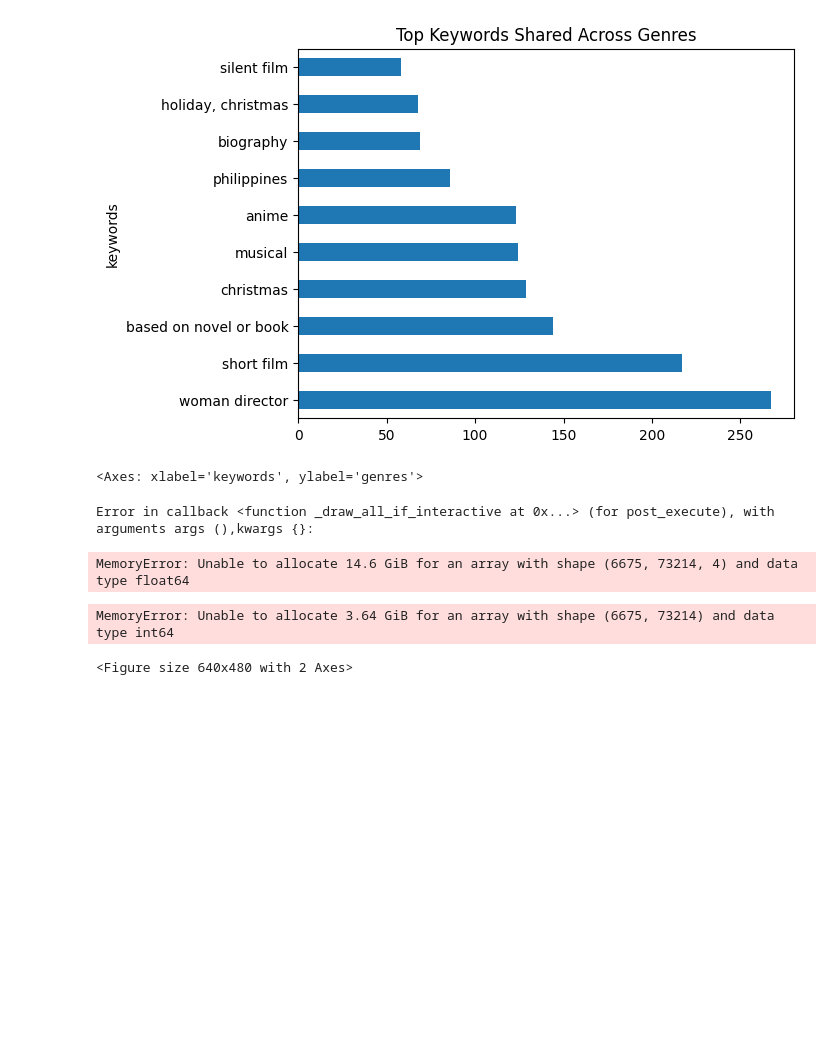
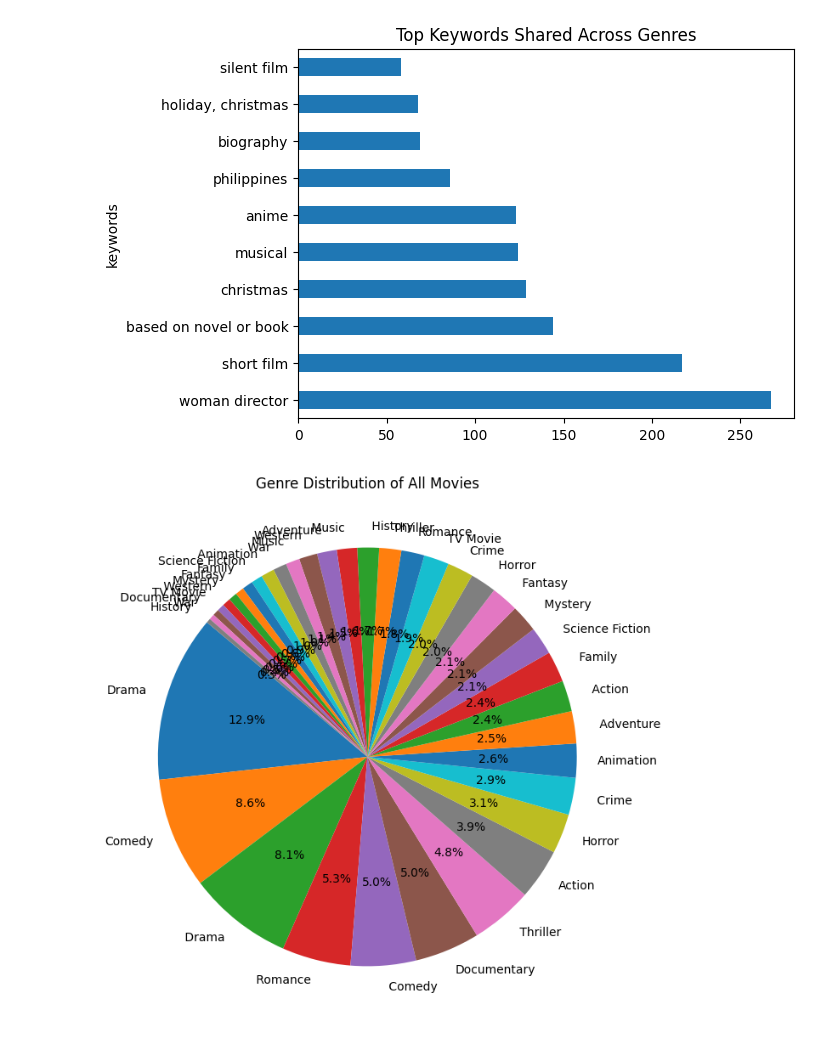
Before and after one commit to Rohxn16/MovieRecommenderandSearchEngine, a Jupyter notebook: rohan/main_rohan.ipynb, the cells around one changed output. Saved outputs shown, nothing was run; the diff lists cells and outputs as text; code cells hidden in the pictures; blank space fills up the shorter version.

```diff
--- a/rohan/main_rohan.ipynb
+++ b/rohan/main_rohan.ipynb
@@ -70,15 +71,14 @@ keyword_genre_counts.head(10).plot(kind='barh', title='Top Keywords Shared Acros
 # %% [output]
 <Axes: title={'center': 'Top Keywords Shared Across Genres'}, ylabel='keywords'>
 [figure]
-# %%
-# keyword-genre association frequency
-genre_keyword_counts = data.explode('genres').explode('keywords').groupby(['genres', 'keywords']).size().unstack(fill_value=0)
-total_keyword_counts = data.explode('keywords').groupby('keywords').size()
-genre_keyword_strength = genre_keyword_counts.div(total_keyword_counts, axis=1)
-sns.heatmap(genre_keyword_strength, cmap='coolwarm', annot=False)
-# %% [output]
-<Axes: xlabel='keywords', ylabel='genres'>
-Error in callback <function _draw_all_if_interactive at 0x...> (for post_execute), with arguments args (),kwargs {}:
-MemoryError: Unable to allocate 14.6 GiB for an array with shape (6675, 73214, 4) and data type float64
-MemoryError: Unable to allocate 3.64 GiB for an array with shape (6675, 73214) and data type int64
-<Figure size 640x480 with 2 Axes>
+# %%
+# Genre distribution of all movies combined
+genre_counts = data['genres'].str.split(',').explode().value_counts()
+
+plt.figure(figsize=(10, 8))
+genre_counts.plot(kind='pie', autopct='%1.1f%%', startangle=140)
+plt.title('Genre Distribution of All Movies')
+plt.ylabel('')  # Hide the y-label
+plt.show()
+# %% [output]
+[figure, added]
```
Also changed, not shown: parts of 16 cells of this notebook.
